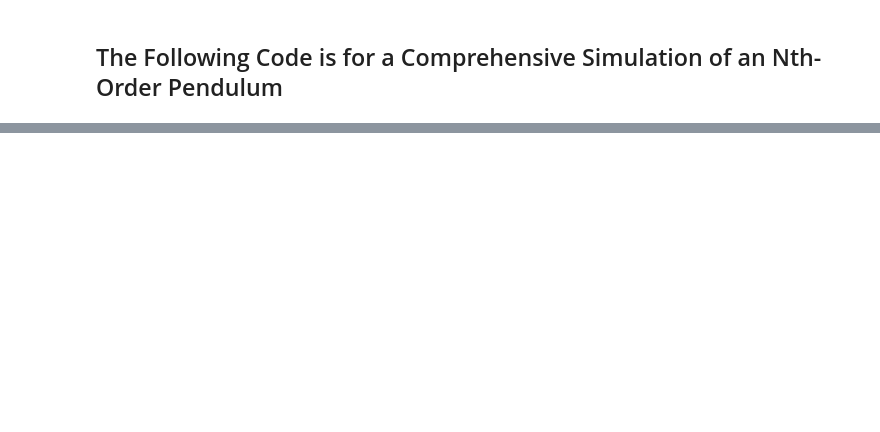
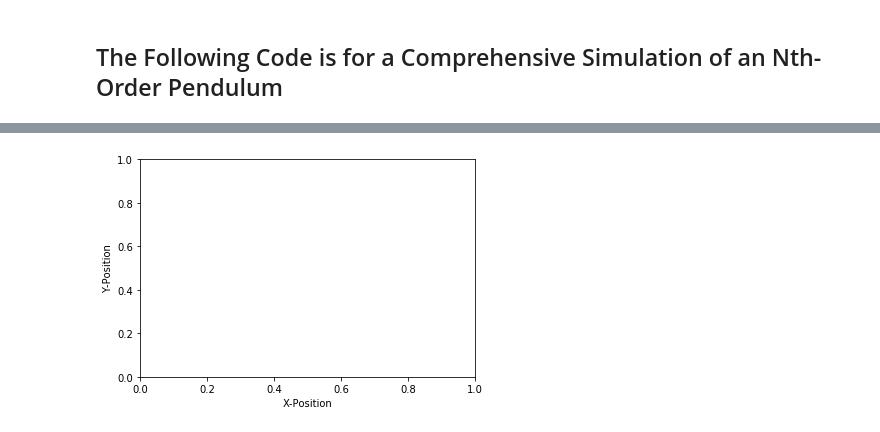
Before and after one commit to AakashSudhakar/N-dulum, a Jupyter notebook: pendulum_logic.ipynb, the cells around one changed output, grey strips where cells are left out. Drawn from its saved outputs; the diff is of its cells as text; code cells hidden in the pictures; blank space fills up the shorter version.

```diff
--- a/pendulum_logic.ipynb
+++ b/pendulum_logic.ipynb
@@ -225,0 +228,8 @@ visualize_time_series(N=N, time_vector=time_vector, ap_vector=ap_vector)
+# %%
+N, number_of_pendulums, perturbation = 3, 5, 10
+anim_obj = animate_multiple_pendulums_with_tracers(N=N, number_of_pendulums=number_of_pendulums, perturbation=perturbation)
+
+curr_anim_loc = "animations/many/pendulum_model_order-{}_many.mp4".format(N)
+anim_obj.save(curr_anim_loc)
+HTML('<video controls loop src={} />'.format(curr_anim_loc))
+# %% [output]
@@ -225,0 +237 @@ visualize_time_series(N=N, time_vector=time_vector, ap_vector=ap_vector)
+[figure, added]
```
Also changed, not shown: parts of 17 cells of this notebook.
